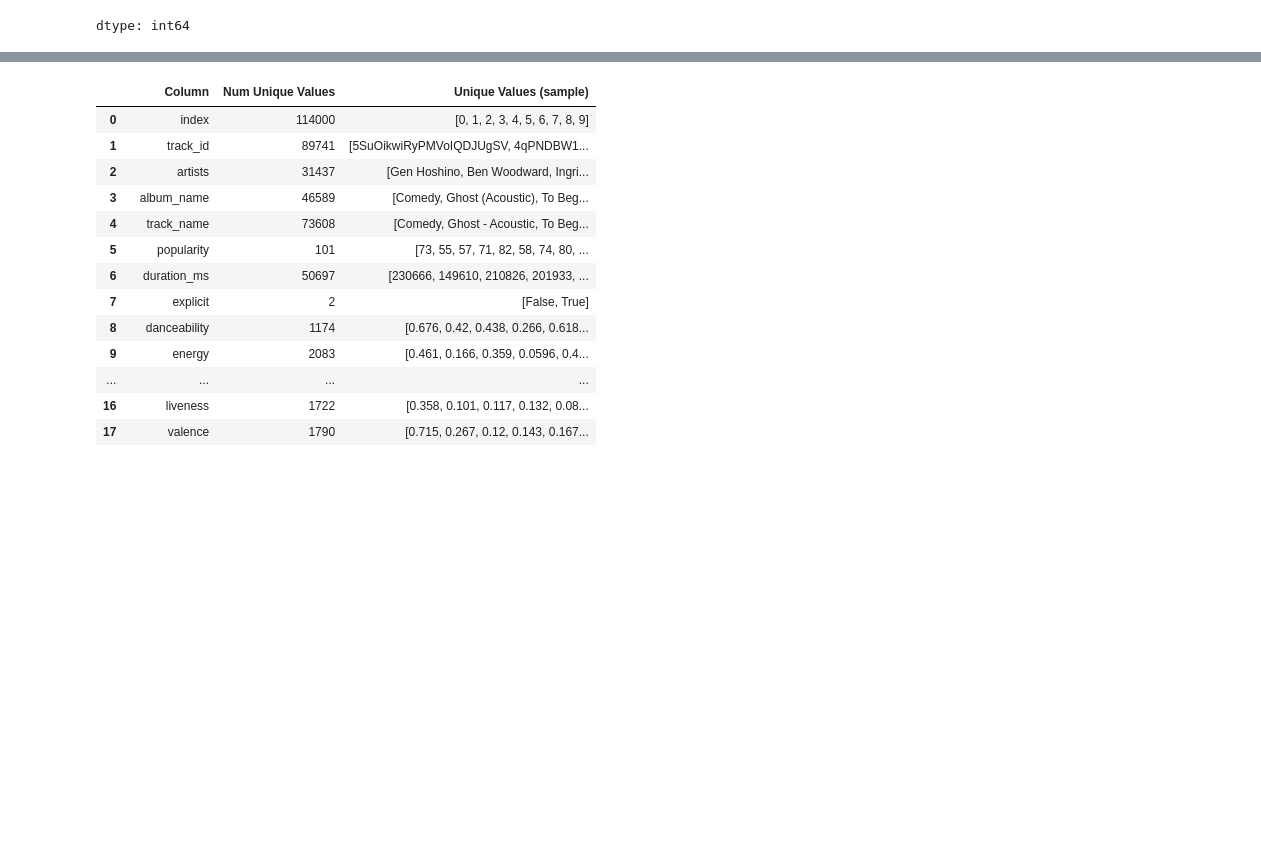
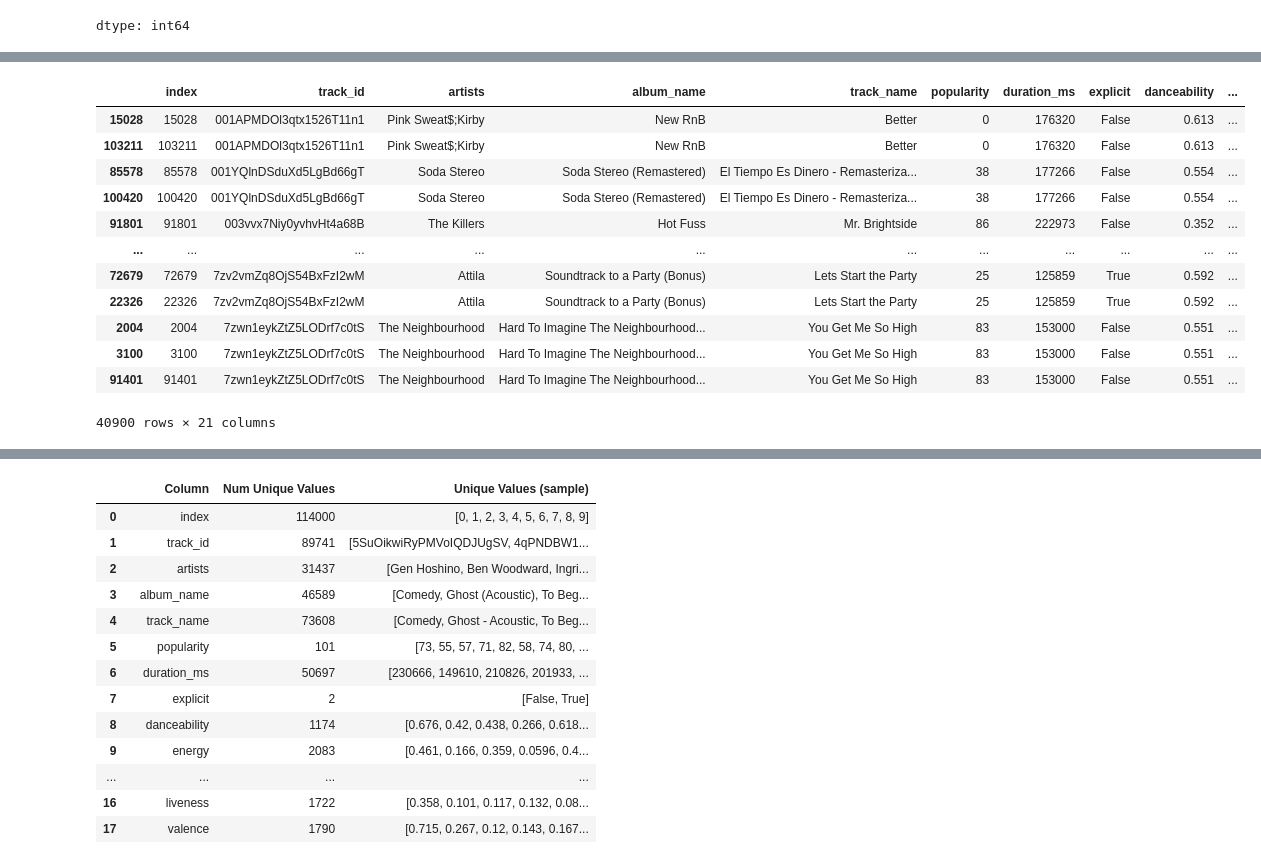
Before and after one commit to matthewsj17/Spotify-Data-Analysis-DSCI300-Project, a Jupyter notebook: DSCI300_DataCleaning_SemesterProject.ipynb, the cells around one changed output, grey strips where cells are left out. Saved outputs shown, nothing was run; the diff lists cells and outputs as text; code cells hidden in the pictures; blank space fills up the shorter version.

Commit message:
Redoing Duplicates as there seem to be alot more than first thought.

```diff
--- a/DSCI300_DataCleaning_SemesterProject.ipynb
+++ b/DSCI300_DataCleaning_SemesterProject.ipynb
@@ -117,0 +131,7 @@ nan_rows_any
+# %%
+# Its only one row, so we can either omit this from the data or try to identify the information from the track_id.
+
+# For ease of use, we'll just omit it since it is one data point.
+
+spotify_df = spotify_df.dropna()
+spotify_df.isna().sum()
@@ -117,0 +174,4 @@ nan_rows_any
+# %%
+trackIdDupes = spotify_df[spotify_df['track_id'].duplicated(keep=False)]
+trackIdDupes = trackIdDupes.sort_values('track_id')
+trackIdDupes.info()
@@ -117,0 +196,18 @@ nan_rows_any
+# %%
+# It seems as though the rows with duplicated track id contain the same information except for genre.
+# We can either omit the track genre's or reconsolidate unpopular genres into larger categories
+trackIdDupes
+# %% [output]
+|  | index | track_id | artists | album_name | track_name | popularity | duration_ms | explicit | danceability | ... |
+| 15028 | 15028 | 001APMDOl3qtx1526T11n1 | Pink Sweat$;Kirby | New RnB | Better | 0 | 176320 | False | 0.613 | ... |
+| 103211 | 103211 | 001APMDOl3qtx1526T11n1 | Pink Sweat$;Kirby | New RnB | Better | 0 | 176320 | False | 0.613 | ... |
+| 85578 | 85578 | 001YQlnDSduXd5LgBd66gT | Soda Stereo | Soda Stereo (Remastered) | El Tiempo Es Dinero - Remasteriza... | 38 | 177266 | False | 0.554 | ... |
+| 100420 | 100420 | 001YQlnDSduXd5LgBd66gT | Soda Stereo | Soda Stereo (Remastered) | El Tiempo Es Dinero - Remasteriza... | 38 | 177266 | False | 0.554 | ... |
+| 91801 | 91801 | 003vvx7Niy0yvhvHt4a68B | The Killers | Hot Fuss | Mr. Brightside | 86 | 222973 | False | 0.352 | ... |
+| ... | ... | ... | ... | ... | ... | ... | ... | ... | ... | ... |
+| 72679 | 72679 | 7zv2vmZq8OjS54BxFzI2wM | Attila | Soundtrack to a Party (Bonus) | Lets Start the Party | 25 | 125859 | True | 0.592 | ... |
+| 22326 | 22326 | 7zv2vmZq8OjS54BxFzI2wM | Attila | Soundtrack to a Party (Bonus) | Lets Start the Party | 25 | 125859 | True | 0.592 | ... |
+| 2004 | 2004 | 7zwn1eykZtZ5LODrf7c0tS | The Neighbourhood | Hard To Imagine The Neighbourhood... | You Get Me So High | 83 | 153000 | False | 0.551 | ... |
+| 3100 | 3100 | 7zwn1eykZtZ5LODrf7c0tS | The Neighbourhood | Hard To Imagine The Neighbourhood... | You Get Me So High | 83 | 153000 | False | 0.551 | ... |
+| 91401 | 91401 | 7zwn1eykZtZ5LODrf7c0tS | The Neighbourhood | Hard To Imagine The Neighbourhood... | You Get Me So High | 83 | 153000 | False | 0.551 | ... |
+40900 rows × 21 columns
```
Also changed, not shown: parts of 14 cells of this notebook.
